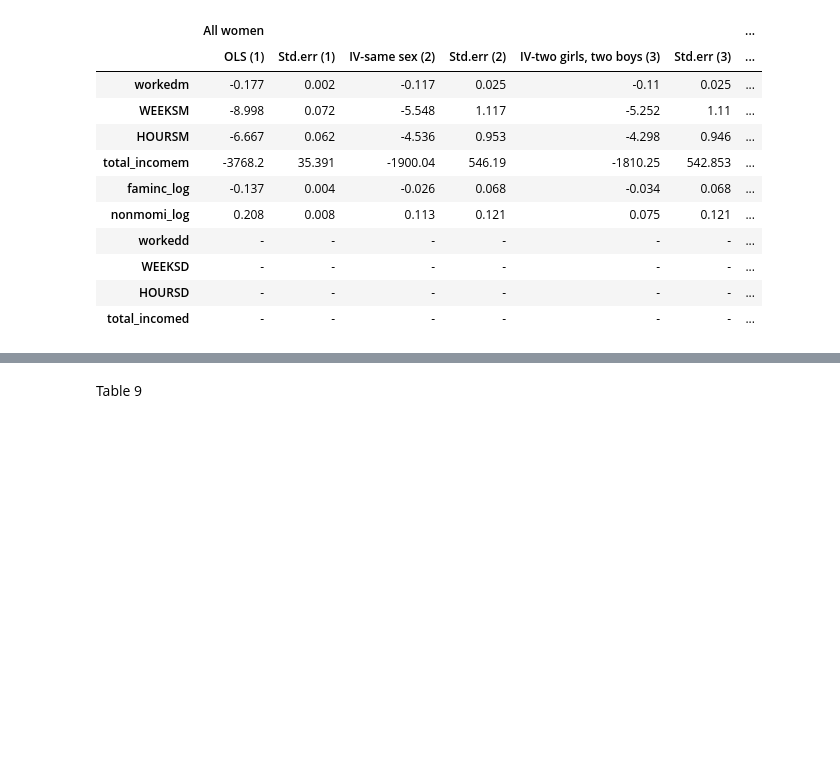
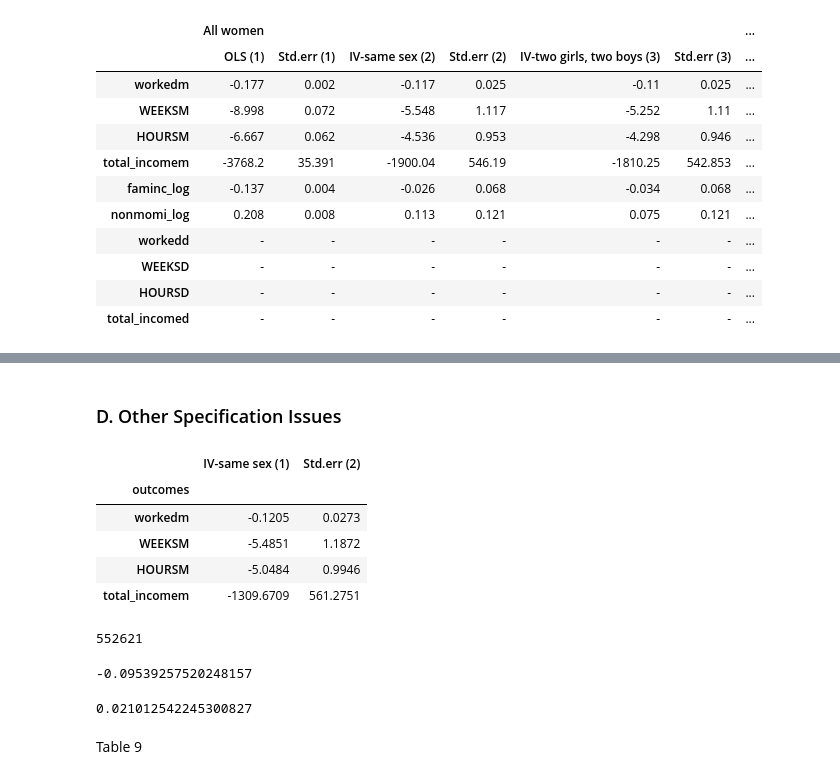
Before and after one commit to carolinalvarez/angrist-and-evans-1998-python, a Jupyter notebook: Angrist_and_Evans_1998.ipynb, the cells around one changed output, grey strips where cells are left out. Cells and saved outputs as stored; diff of their text form; code cells hidden in the pictures; blank space fills up the shorter version.

```diff
--- a/Angrist_and_Evans_1998.ipynb
+++ b/Angrist_and_Evans_1998.ipynb
@@ -499,3 +783,65 @@ Table8
+# %% [markdown]
+### D. Other Specification Issues
+# %%
+msample_1980=pd.get_dummies(msample_1980, columns=["STATE"])
+# %%
+def IV_more_controls(data, outcomes):
+
+    table = pd.DataFrame(
+        {
+            "IV-same sex (1)": [],
+            "Std.err (2)": [],
+        }
+    )
+    table["outcomes"] = outcomes
+    table = table.set_index("outcomes")
+
+    for outcome in outcomes:
+        data=data
+        formula = outcome + " ~ 1 + AGEM + agefstm + boy1st + blackm + hispm + otheracem + [more2k ~ same_sex] + educm + np.power(educm, 2) + np.power(AGEM, 2) + agefstd + AGED + np.power(AGED, 2) + total_incomed + STATE_1 + STATE_2 + STATE_4 + STATE_5 + STATE_6 + STATE_8 + STATE_9 + STATE_10 + STATE_11 + STATE_12 + STATE_13 + STATE_15 + STATE_16 + STATE_17 + STATE_18 + STATE_19 + STATE_20 + STATE_21 + STATE_22 + STATE_23 + STATE_24 + STATE_25 + STATE_26 + STATE_27 + STATE_28 + STATE_29 + STATE_30 + STATE_31 + STATE_32 + STATE_33 + STATE_34 + STATE_35 + STATE_36 + STATE_37 + STATE_38 + STATE_39 + STATE_40 + STATE_41 + STATE_42 + STATE_44 + STATE_45 + STATE_46 + STATE_47 + STATE_48 + STATE_49 + STATE_50 + STATE_51 + STATE_53 + STATE_54 + STATE_55"
+        mod = IV2SLS.from_formula(formula, data)
+        iv_res = mod.fit(cov_type='robust')
+
+        outputs = [
+                iv_res.params["more2k"],
+                iv_res.std_errors["more2k"],
+        ]
+
+        table.loc[outcome] = outputs
+        table = table.round(4)
+
+    return table
+# %%
+table=IV_more_controls(msample_1980, ["workedm", "WEEKSM", "HOURSM", "total_incomem"])
+table
+# %% [output]
+|  | IV-same sex (1) | Std.err (2) |
+| outcomes |  |  |
+| workedm | -0.1205 | 0.0273 |
+| WEEKSM | -5.4851 | 1.1872 |
+| HOURSM | -5.0484 | 0.9946 |
+| total_incomem | -1309.6709 | 561.2751 |
+# %%
+data=data_1980
+data_all_women_80_exp=data[((data['AGEM']>=21) & (data['AGEM']<=45)) & (data['KIDCOUNT']>=2) & (data['AGEQ2ND']>4) & (data['agefstm']>=15)
+            & (data['ASEX']==0) & (data['AAGE']==0) & (data['AQTRBRTH']==0)
+            & (data['ASEX2ND']==0) & (data['AAGE2ND']==0) & (data['AQTRBRTH']==0)].copy()
+
+data_all_women_80_exp.index = range(len(data_all_women_80_exp.index))
+len(data_all_women_80_exp)
+# %% [output]
+552621
+# %%
+formula = " workedm ~ 1 + AGEM + agefstm + boy1st + blackm + hispm + otheracem + [more2k ~ same_sex]"
+mod = IV2SLS.from_formula(formula, data_all_women_80_exp)
+iv_res = mod.fit(cov_type='robust')
+iv_res.params["more2k"]
+# %% [output]
+-0.09539257520248157
+# %%
+iv_res.std_errors["more2k"]
+# %% [output]
+0.021012542245300827
 # %% [markdown]
 Table 9
 # %%
```
Also changed, not shown: parts of 69 cells of this notebook, 3 other files.
